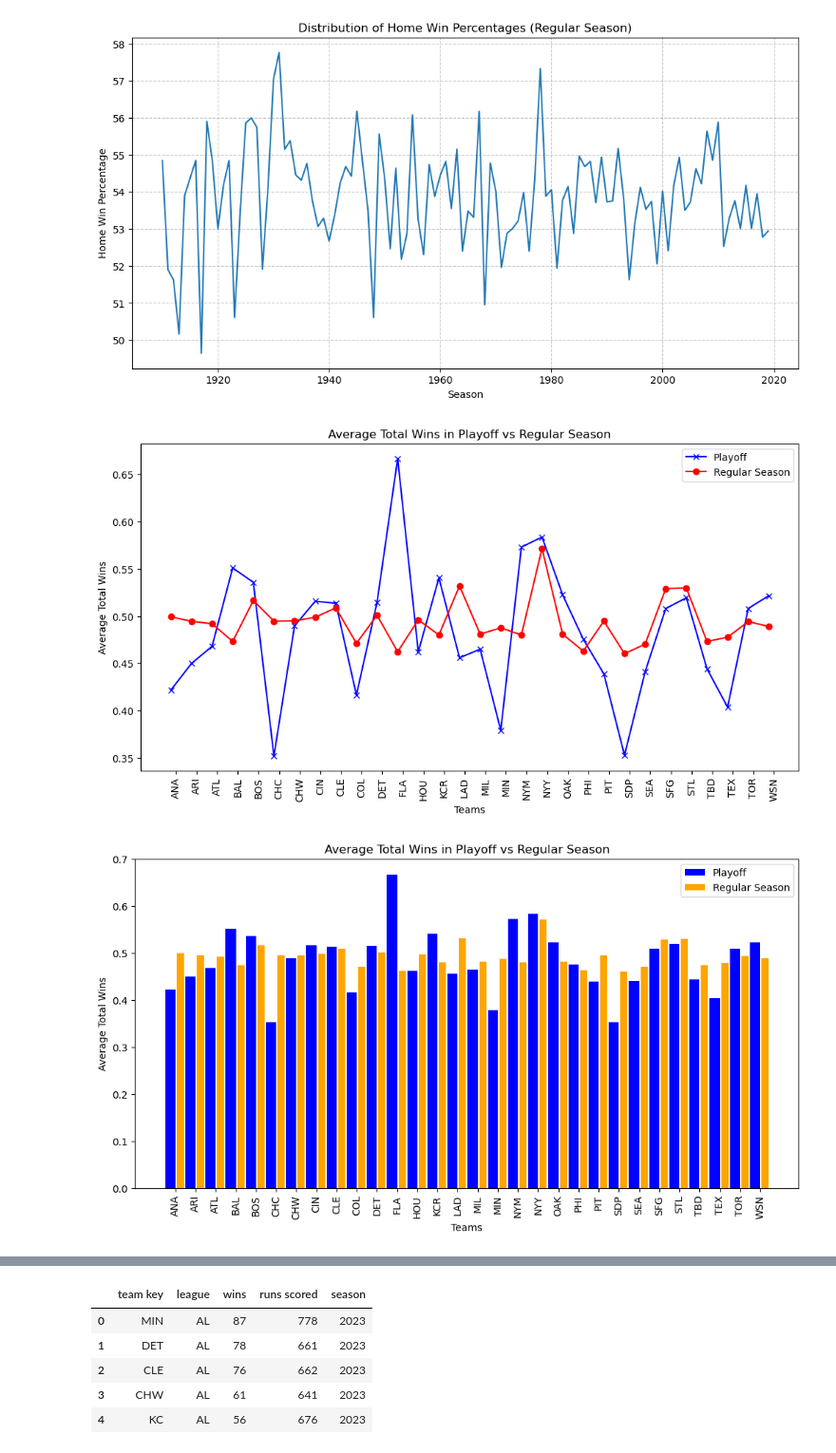
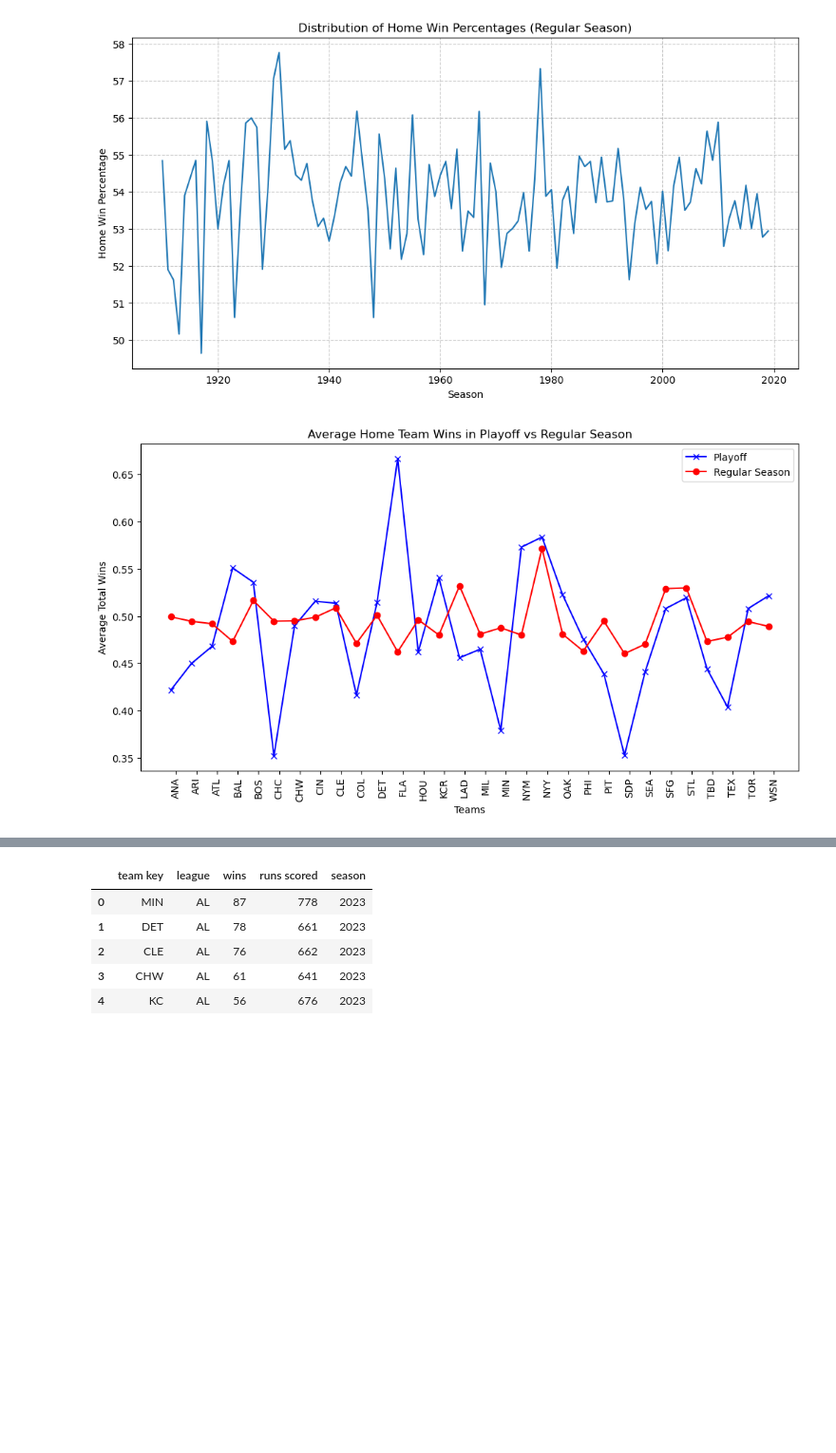
Before and after one commit to johnnycapra/Project_1, a Jupyter notebook: MLB_Analysis.ipynb, the cells around one changed output, grey strips where cells are left out. Shown at 95% size. Drawn from its saved outputs; the diff is of its cells as text; code cells hidden in the pictures; blank space fills up the shorter version.

```diff
--- a/MLB_Analysis.ipynb
+++ b/MLB_Analysis.ipynb
@@ -304,7 +182,7 @@ home_vs_away_df = pd.DataFrame({
 })
 
 # Compare playoff and regular home wins against against away wins
-# Count total wins in series using value_counts
+# Count total wins in series by counting unique values with value_counts
 
 playoff_games_played = home_vs_away_df['home playoff'].value_counts() + home_vs_away_df['away playoff'].value_counts()
 regular_games_played = home_vs_away_df['home regular'].value_counts() + home_vs_away_df['away regular'].value_counts()
@@ -319,59 +197,40 @@ regular_away_wins = home_vs_away_df['away regular'][home_vs_away_df['away regula
 playoff_total_wins = playoff_home_wins.add(playoff_away_wins)
 regular_total_wins = regular_home_wins.add(regular_away_wins)
 
+# Use .div to determine average
+
 playoff_wins_avg = playoff_total_wins.div(playoff_games_played)
 regular_wins_avg = regular_total_wins.div(regular_games_played)
 
 # Set figure size
 
 plt.figure(figsize=(12, 6))
 
 # Sort indices alphabetically and set the team names
 
 teams = sorted(set(playoff_total_wins.index) | set(regular_total_wins.index))
 
 
-
 # Use .get() on playoff and regular season series to loop through and get win counts
 
-# playoff_wins_count = [playoff_total_wins.get(team) for team in teams]
-# regular_wins_count = [regular_total_wins.get(team) for team in teams]
 
 playoff_wins_count_avg = [playoff_wins_avg.get(team) for team in teams]
 regular_wins_count_avg = [regular_wins_avg.get(team) for team in teams]
 
 # Plot line graph
 
 plt.plot(teams, playoff_wins_count_avg, marker='x', label='Playoff', color='blue')
 plt.plot(teams, regular_wins_count_avg, marker='o', label='Regular Season', color='red')
 
 plt.xlabel('Teams')
 plt.ylabel('Average Total Wins')
-plt.title('Average Total Wins in Playoff vs Regular Season')
+plt.title('Average Home Team Wins in Playoff vs Regular Season')
 plt.xticks([i + 0.5 / 2 for i in range(len(teams))], teams, rotation=90)
 plt.legend(loc='best')
 plt.savefig('output_data/wins_playoff_vs_reg_line.png')
 plt.show()
-
-# Create bar graph using length of sorted teams list
-plt.figure(figsize=(12, 6))
-
-plt.bar(range(len(teams)), playoff_wins_count_avg, width=0.5, label='Playoff', color='blue')
-
-# Plot regular bar by looping through teams and pushing bar to right of playoff bar
-
-plt.bar([i + 0.5 for i in range(len(teams))], regular_wins_count_avg, width=bar_width, label='Regular Season', color='orange')
-
-plt.xlabel('Teams')
-plt.ylabel('Average Total Wins')
-plt.title('Average Total Wins in Playoff vs Regular Season')
-plt.xticks([i + 0.5 / 2 for i in range(len(teams))], teams, rotation=90)
-plt.legend(loc='best')
-plt.savefig('output_data/wins_playoff_vs_reg_bar.png')
-plt.show()
 # %% [output]
-[figure, old version]
+[figure, new version]
-[figure, removed]
 # %%
 playoff_summary = playoff_df.groupby('team1')['score1'].agg(['mean', 'median', 'var', 'std', 'sem'])
 
```
Also changed, not shown: parts of 18 cells of this notebook, 14 other files.
